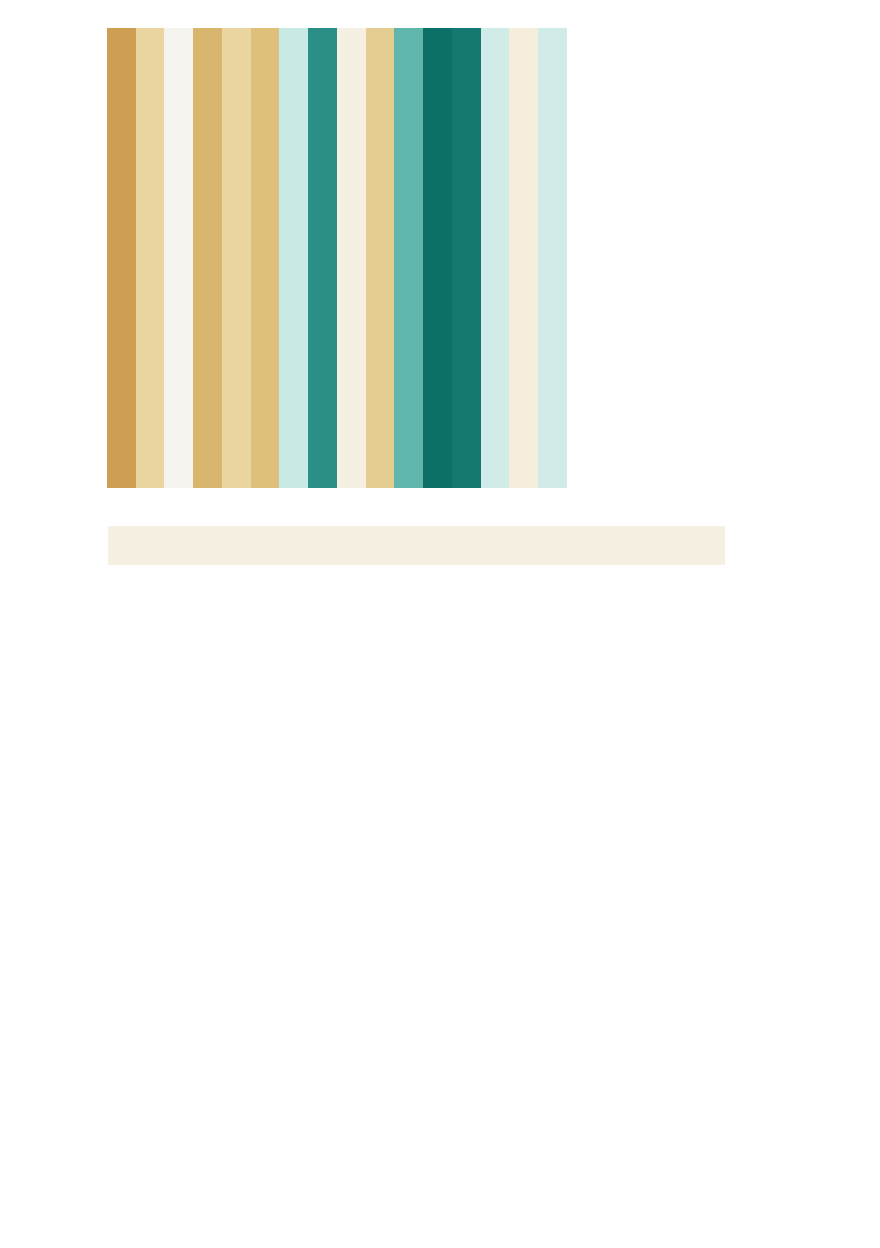
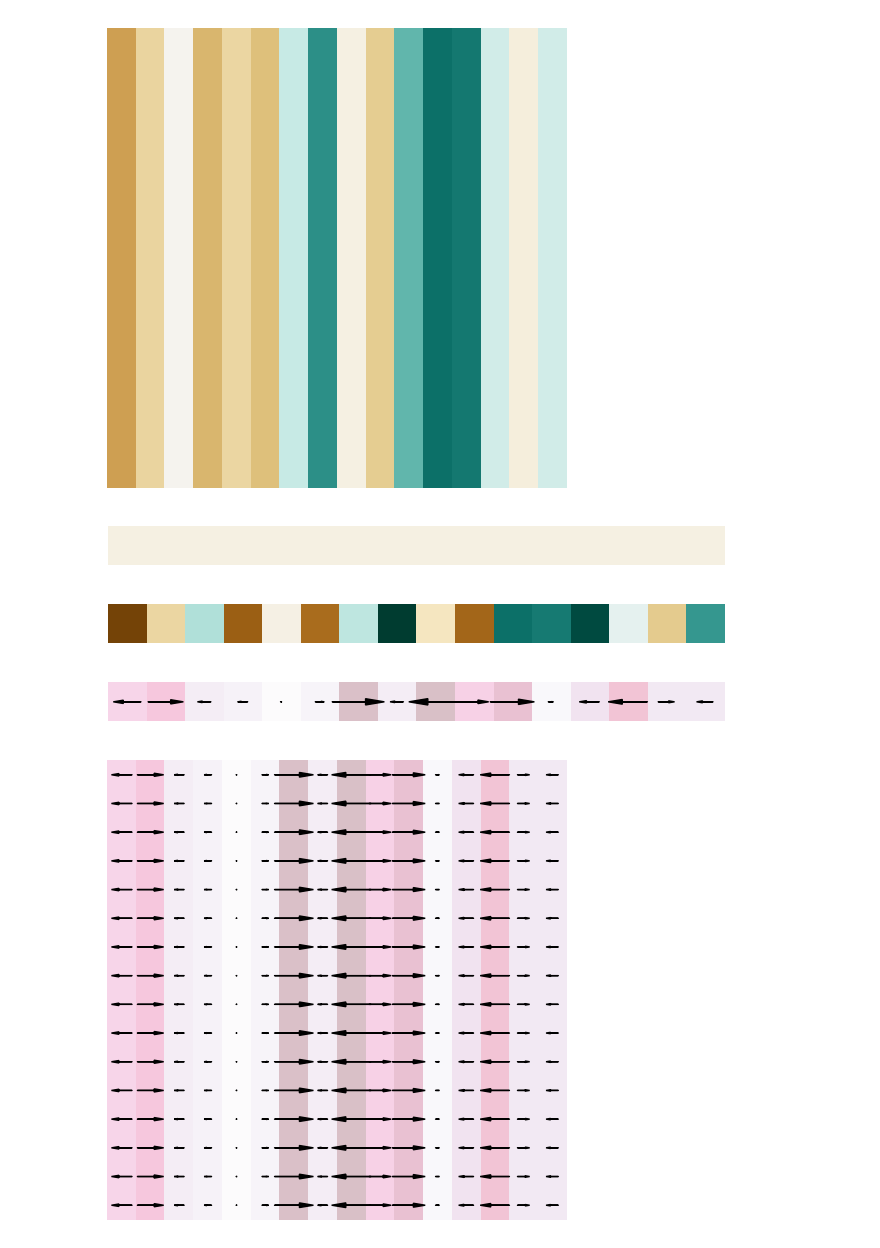
Before and after one commit to WilsonGregory/ginjax, a Jupyter notebook: notebooks/any_dimensional_figures.ipynb, the cells around one changed output. Drawn from its saved outputs; the diff is of its cells as text; code cells hidden in the pictures; blank space fills up the shorter version.

```diff
--- a/notebooks/any_dimensional_figures.ipynb
+++ b/notebooks/any_dimensional_figures.ipynb
@@ -197,3 +197,28 @@ xt_d2_sliver.to_images()[0].plot(vmin=-vmax, vmax=vmax)
 [figure]
 [figure]
 [figure]
+# %%
+# now we want to find the gradient
+D = 1
+
+x0_d1.to_images()[0].plot(vmin=-vmax, vmax=vmax)
+x0_d1_img = x0_d1.to_images()[0]
+left_shift = x0_d1_img.translate(jnp.array([-1]))
+right_shift = x0_d1_img.translate(jnp.array([1]))
+
+left_difference = (x0_d1_img - left_shift)*-1
+right_difference = x0_d1_img - right_shift
+
+net_diff_vector = (left_difference.data + right_difference.data)[...,None] / 2
+vec_vmax = float(jnp.max(jnp.abs(net_diff_vector)))
+
+grad_d1_img = geom.GeometricImage(net_diff_vector, 0, D)
+grad_d1_img.plot(vmax=vec_vmax)
+
+zero_pad_vec = jnp.concatenate([net_diff_vector, jnp.zeros_like(net_diff_vector)], axis=-1) # zero pad the tensor
+grad_d2_img = geom.GeometricImage(jnp.full((N,N,2), zero_pad_vec.reshape((N,1,2))), 0, 2)
+grad_d2_img.plot(vmax=vec_vmax)
+# %% [output]
+[figure, added]
+[figure, added]
+[figure, added]
```
Also changed, not shown: 2 other files.
